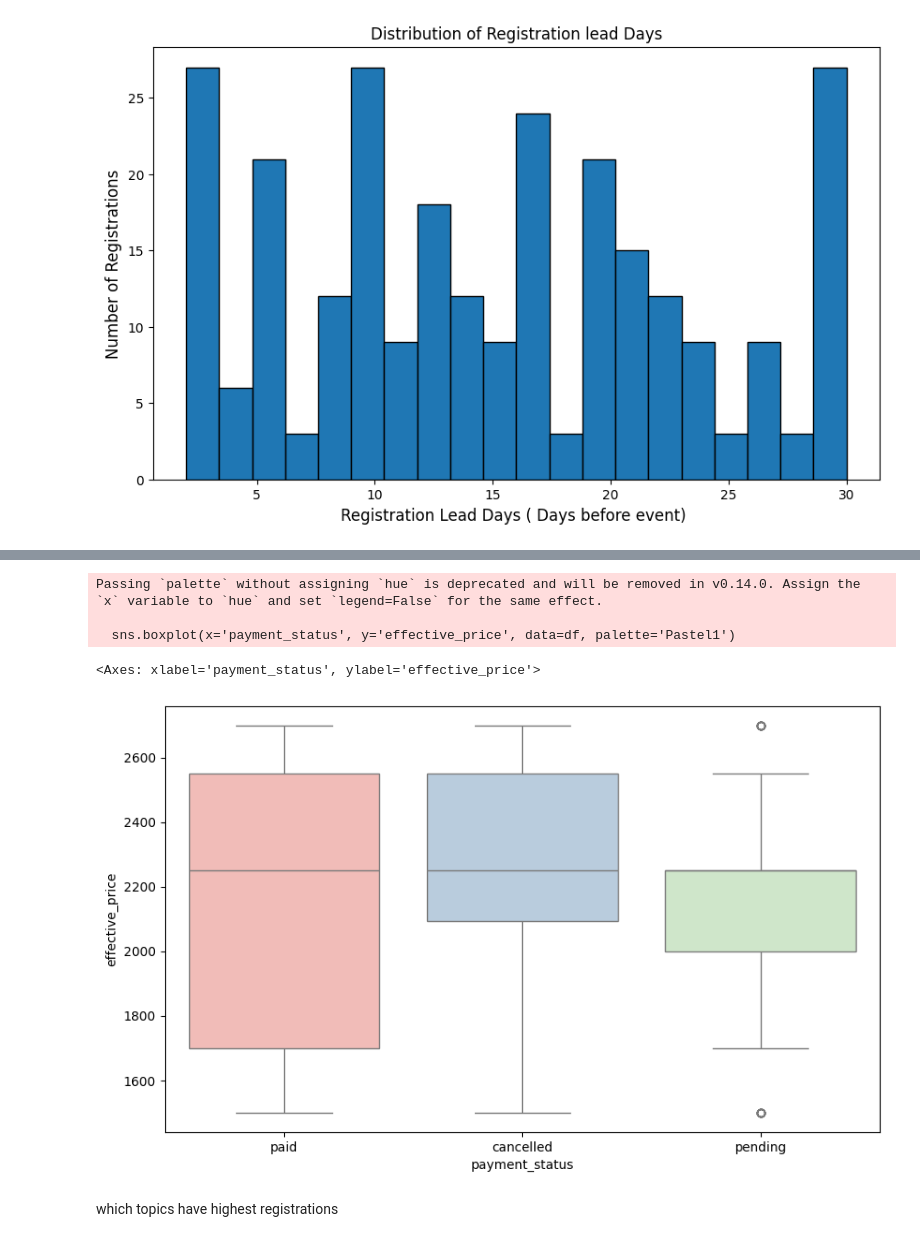
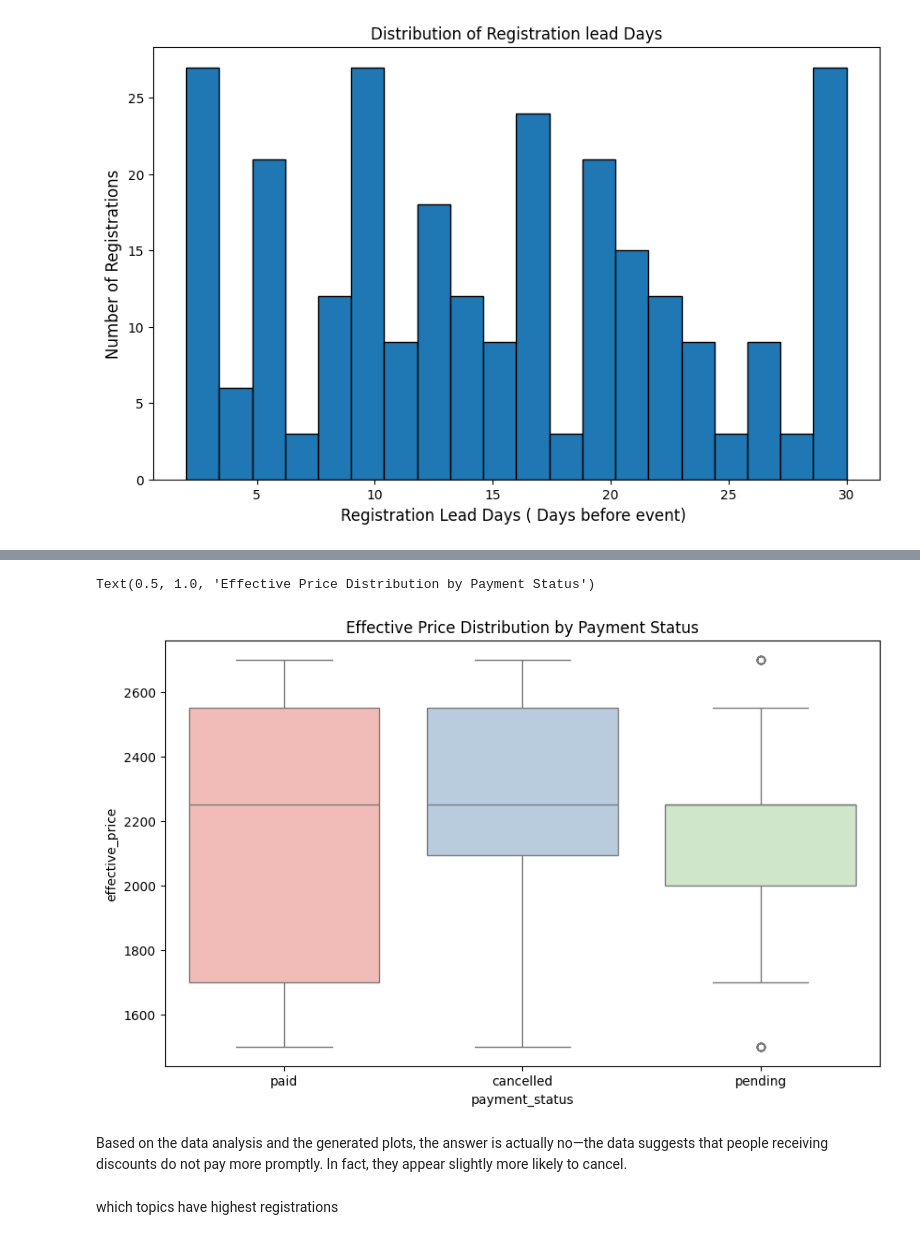
Before and after one commit to CT-Vishwas/events_analytics, a Jupyter notebook: notebooks/events_eda.ipynb, the cells around one changed output, grey strips where cells are left out. Saved outputs shown, nothing was run; the diff lists cells and outputs as text; code cells hidden in the pictures.

```diff
--- a/notebooks/events_eda.ipynb
+++ b/notebooks/events_eda.ipynb
@@ -101,0 +114,14 @@ Text(0, 0.5, 'Number of Registrations')
+# %%
+import pandas as pd
+import matplotlib.pyplot as plt
+import seaborn as sns
+from datetime import datetime
+
+df['has_discount'] = df['effective_price'] < df['base_price']
+
+# Visualization for promptness (Paid vs Pending/Cancelled)
+plt.figure(figsize=(10, 6))
+sns.countplot(data=df, x='has_discount', hue='payment_status', palette='viridis')
+plt.title('Payment Status: Discounted vs Full Price Tickets')
+plt.xlabel('Has Discount applied?')
+plt.savefig('discount_payment_comparison.png')
@@ -102,12 +130,12 @@ Text(0, 0.5, 'Number of Registrations')
 # %%
 plt.figure(figsize=(10,6))
-sns.boxplot(x='payment_status', y='effective_price', data=df, palette='Pastel1')
+sns.boxplot(x='payment_status', y='effective_price', hue='payment_status', data=df, palette='Pastel1')
+plt.title('Effective Price Distribution by Payment Status')
 # %% [output]
-Passing `palette` without assigning `hue` is deprecated and will be removed in v0.14.0. Assign the `x` variable to `hue` and set `legend=False` for the same effect.
-
-  sns.boxplot(x='payment_status', y='effective_price', data=df, palette='Pastel1')
+Text(0.5, 1.0, 'Effective Price Distribution by Payment Status')
-<Axes: xlabel='payment_status', ylabel='effective_price'>
-[figure, old version]
+[figure, new version]
+# %% [markdown]
+Based on the data analysis and the generated plots, the answer is actually no—the data suggests that people receiving discounts do not pay more promptly. In fact, they appear slightly more likely to cancel.
 # %% [markdown]
 which topics have highest registrations
 # %%
```
Also changed, not shown: parts of 10 cells of this notebook, 2 other files.
